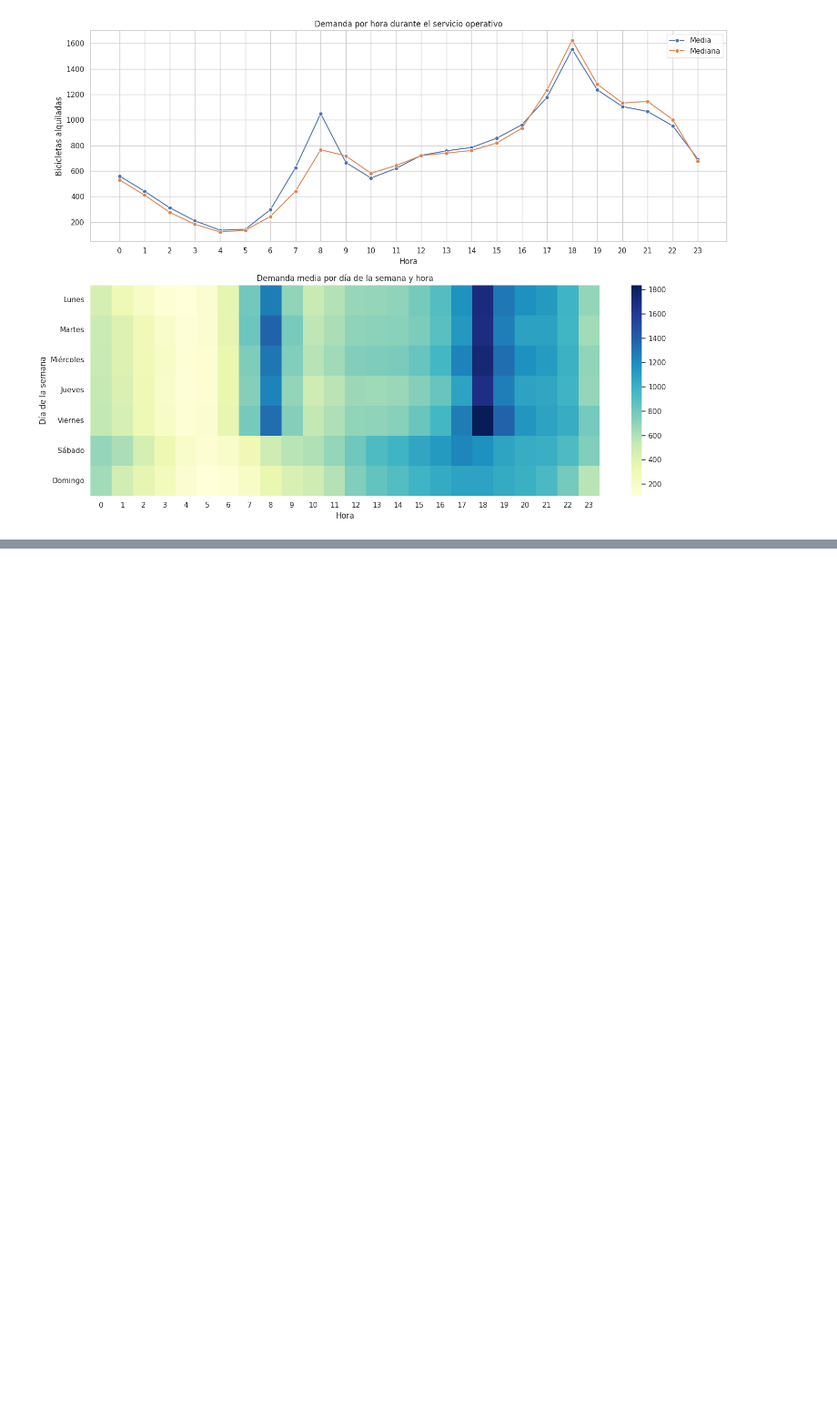
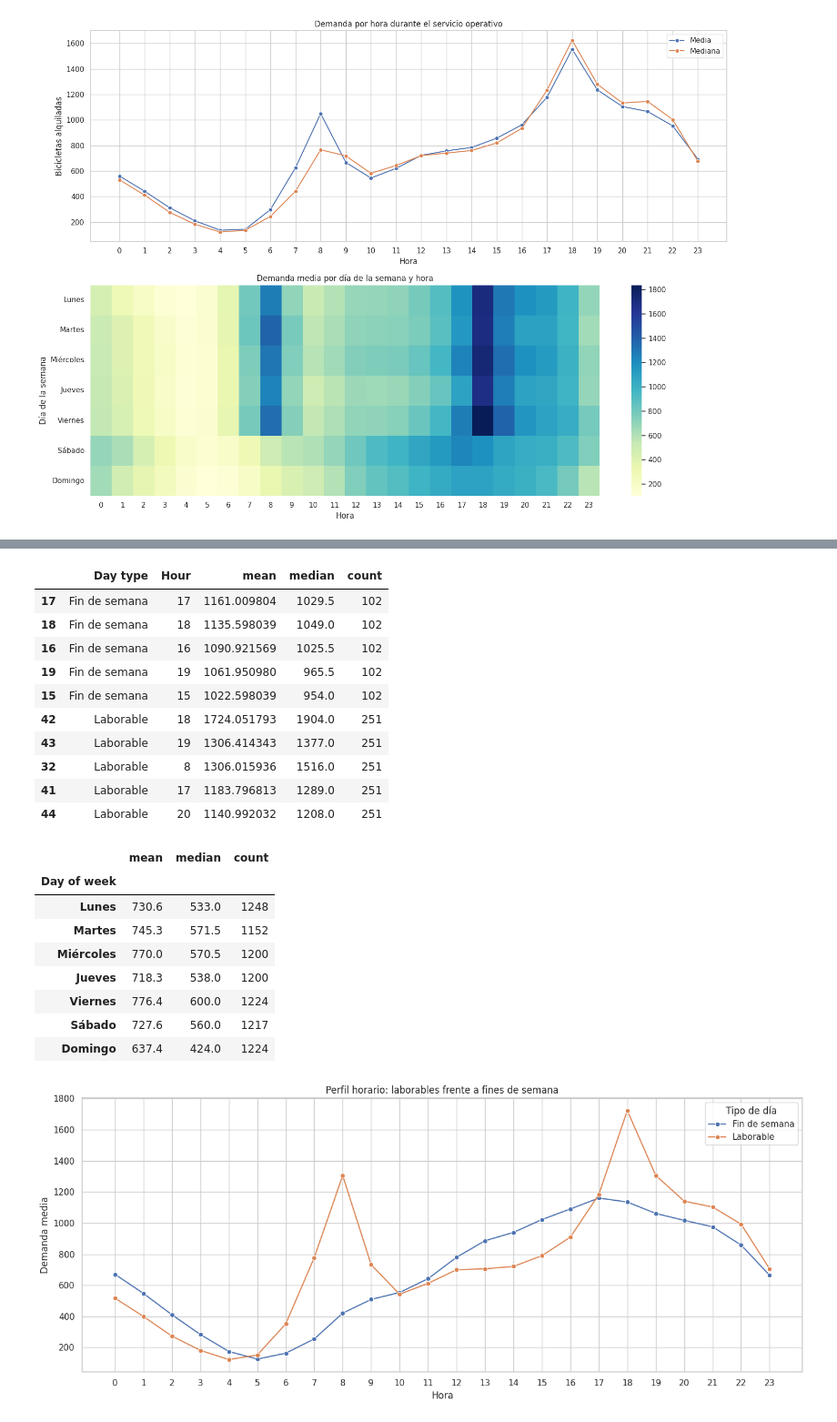
Before and after one commit to francorte/seoul-bike-sharing-analysis, a Jupyter notebook: seoul_bike_sharing_eda.ipynb, the cells around one changed output, grey strips where cells are left out. Shown at 91% size. Cells and saved outputs as stored; diff of their text form; code cells hidden in the pictures; blank space fills up the shorter version.

```diff
--- a/seoul_bike_sharing_eda.ipynb
+++ b/seoul_bike_sharing_eda.ipynb
@@ -734 +748,76 @@ Horas con mayor demanda media:
+# %%
+# Perfil horario según tipo de día
+day_type_hour = (
+    df_operational
+    .groupby(
+        ["Day type", "Hour"],
+        observed=True
+    )["Rented Bike Count"]
+    .agg(["mean", "median", "count"])
+    .reset_index()
+)
+
+# Cinco horas con mayor demanda media en cada tipo de día
+peak_hours_by_day_type = (
+    day_type_hour
+    .sort_values(
+        ["Day type", "mean"],
+        ascending=[True, False]
+    )
+    .groupby("Day type", observed=True)
+    .head(5)
+)
+
+display(peak_hours_by_day_type)
+
+# Resumen por día de la semana
+weekly_summary = (
+    df_operational
+    .groupby("Day of week", observed=True)["Rented Bike Count"]
+    .agg(["mean", "median", "count"])
+    .round(1)
+)
+
+display(weekly_summary)
+
+# Visualización comparativa
+plt.figure(figsize=(14, 6))
+
+sns.lineplot(
+    data=day_type_hour,
+    x="Hour",
+    y="mean",
+    hue="Day type",
+    marker="o"
+)
+
+plt.title("Perfil horario: laborables frente a fines de semana")
+plt.xlabel("Hora")
+plt.ylabel("Demanda media")
+plt.xticks(range(24))
+plt.legend(title="Tipo de día")
+plt.tight_layout()
+plt.show()
+# %% [output]
+|  | Day type | Hour | mean | median | count |
+| 17 | Fin de semana | 17 | 1161.009804 | 1029.5 | 102 |
+| 18 | Fin de semana | 18 | 1135.598039 | 1049.0 | 102 |
+| 16 | Fin de semana | 16 | 1090.921569 | 1025.5 | 102 |
+| 19 | Fin de semana | 19 | 1061.950980 | 965.5 | 102 |
+| 15 | Fin de semana | 15 | 1022.598039 | 954.0 | 102 |
+| 42 | Laborable | 18 | 1724.051793 | 1904.0 | 251 |
+| 43 | Laborable | 19 | 1306.414343 | 1377.0 | 251 |
+| 32 | Laborable | 8 | 1306.015936 | 1516.0 | 251 |
+| 41 | Laborable | 17 | 1183.796813 | 1289.0 | 251 |
+| 44 | Laborable | 20 | 1140.992032 | 1208.0 | 251 |
+|  | mean | median | count |
+| Day of week |  |  |  |
+| Lunes | 730.6 | 533.0 | 1248 |
+| Martes | 745.3 | 571.5 | 1152 |
+| Miércoles | 770.0 | 570.5 | 1200 |
+| Jueves | 718.3 | 538.0 | 1200 |
+| Viernes | 776.4 | 600.0 | 1224 |
+| Sábado | 727.6 | 560.0 | 1217 |
+| Domingo | 637.4 | 424.0 | 1224 |
+[figure, added]
 # %% [markdown]
```
Also changed, not shown: parts of 3 cells of this notebook.
